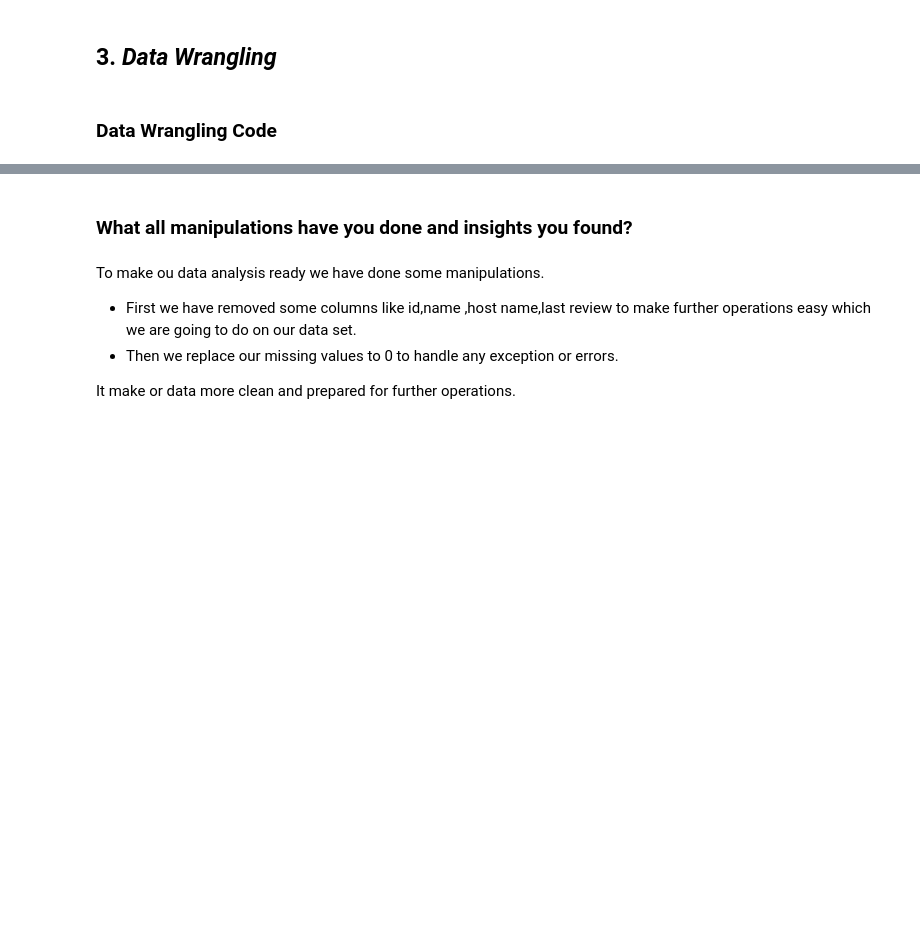
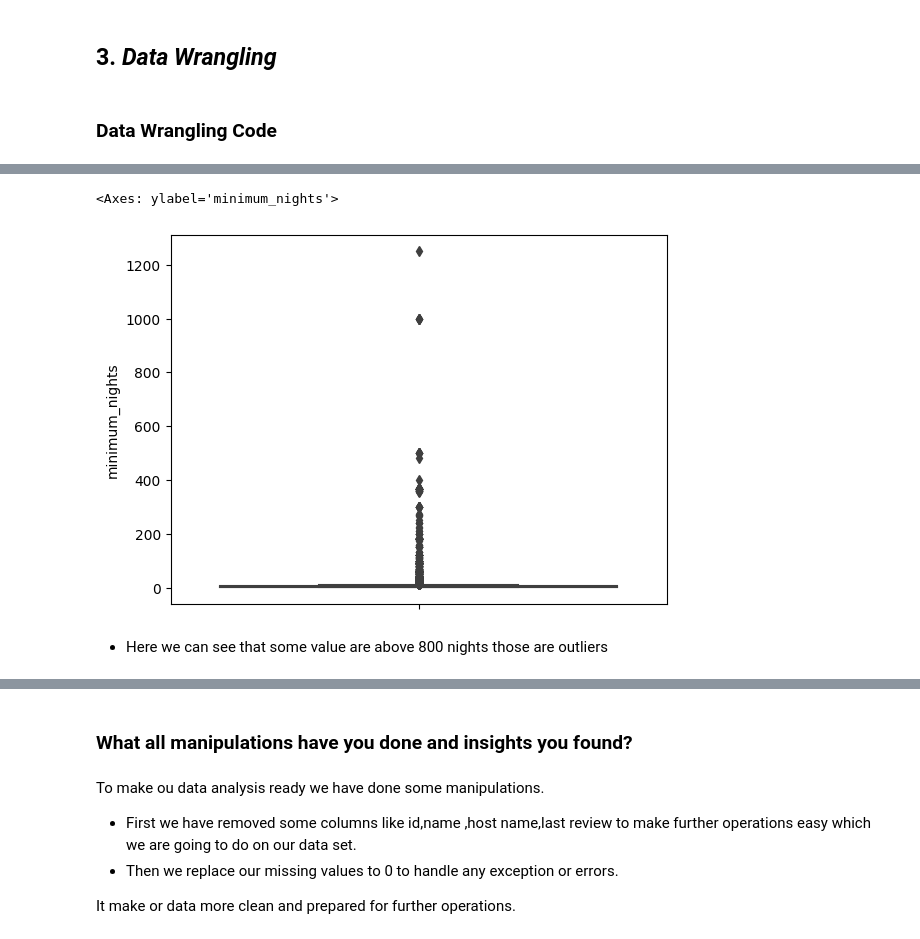
Before and after one commit to samee-faq/airbnb_eda_project, a Jupyter notebook: Sameera's_Airbnb_Bookings_Analysis_Capstone_Project_EDA.ipynb, the cells around one changed output, grey strips where cells are left out. Saved outputs shown, nothing was run; the diff lists cells and outputs as text; code cells hidden in the pictures; blank space fills up the shorter version.

```diff
--- a/Sameera's_Airbnb_Bookings_Analysis_Capstone_Project_EDA.ipynb
+++ b/Sameera's_Airbnb_Bookings_Analysis_Capstone_Project_EDA.ipynb
@@ -328,0 +404,4 @@ Airbnb_df.tail(15)
+# %%
+# Replacing availability 0 days to corresponding minimum nights values
+Airbnb_df.loc[Airbnb_df['availability_365']==0,'availability_365'] = Airbnb_df['minimum_nights']
+Airbnb_df[['availability_365','minimum_nights']]
@@ -328,0 +422,8 @@ Airbnb_df.tail(15)
+# %%
+# looking for outliers in column minimum nights
+sns.boxplot(y=Airbnb_df['minimum_nights'])
+# %% [output]
+<Axes: ylabel='minimum_nights'>
+[figure, added]
+# %% [markdown]
+* Here we can see that some value are above 800 nights those are outliers
```
Also changed, not shown: parts of 186 cells of this notebook.
